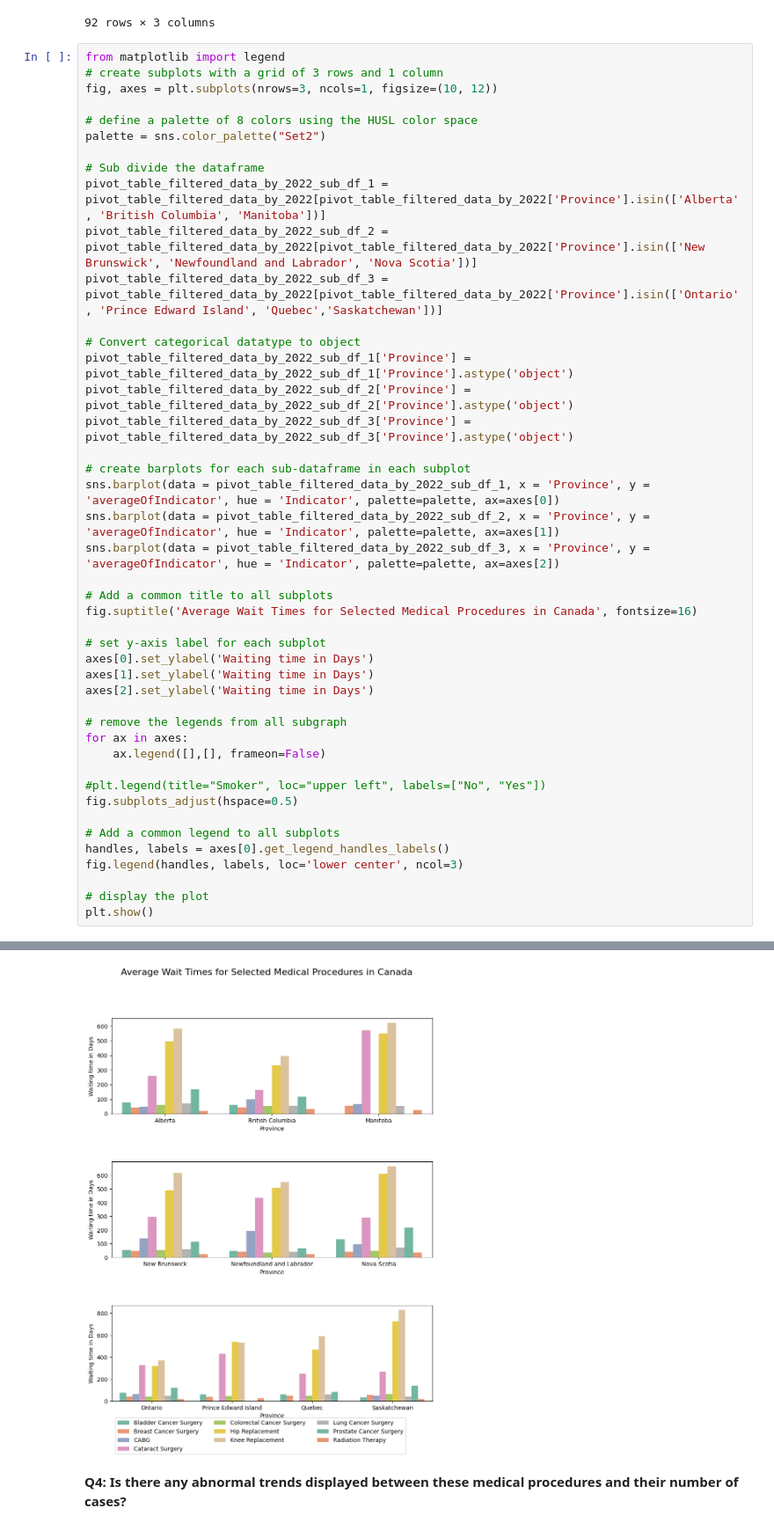
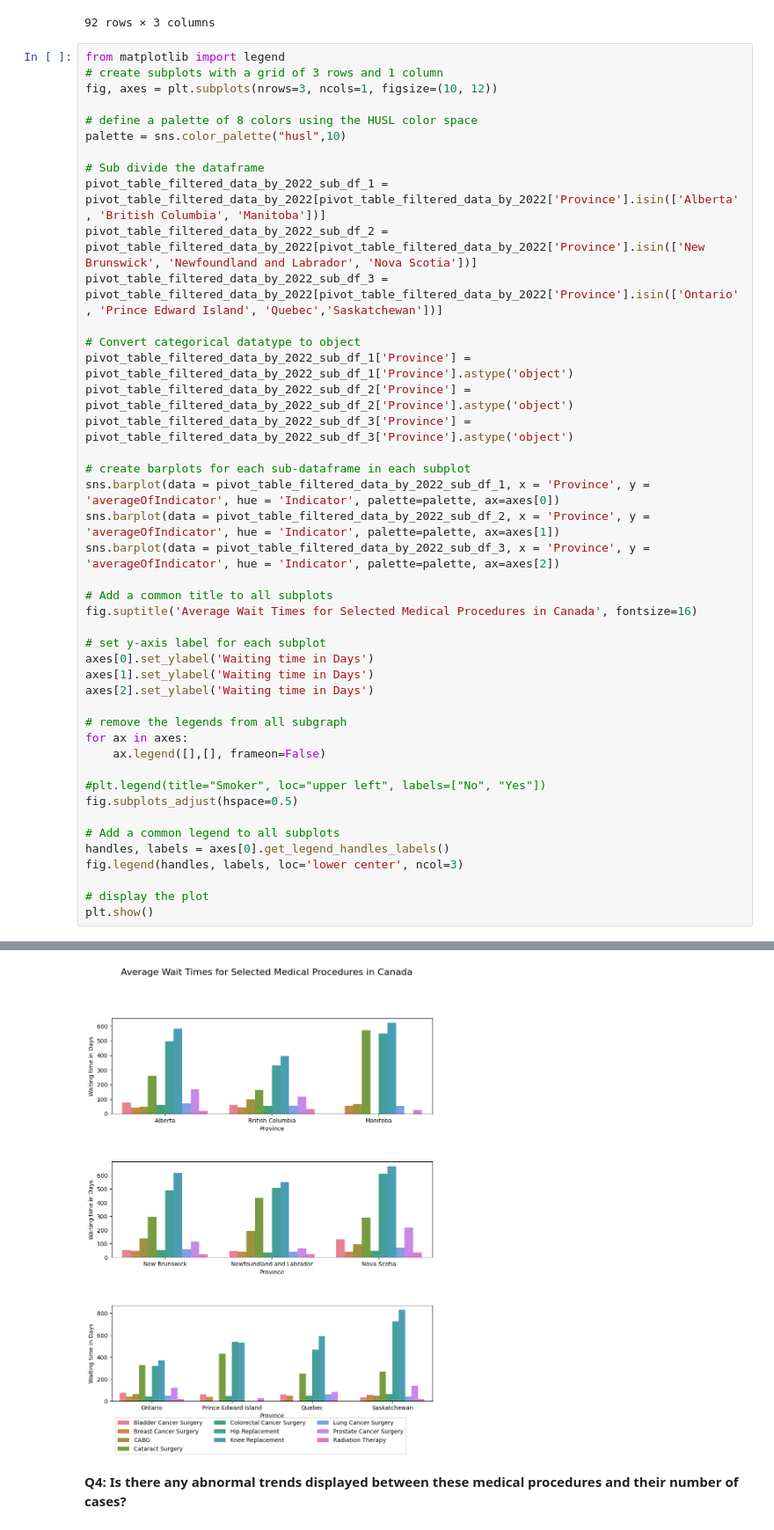
Before and after one commit to Aartizikre150/waiting-time-for-surgery-in-Canada, a Jupyter notebook: DAB_103_Project.ipynb, the cells around one changed output, grey strips where cells are left out. Shown at 88% size. Cells and saved outputs as stored; diff of their text form.

```diff
--- a/DAB_103_Project.ipynb
+++ b/DAB_103_Project.ipynb
@@ -499,7 +499,7 @@ from matplotlib import legend
 fig, axes = plt.subplots(nrows=3, ncols=1, figsize=(10, 12))
 
 # define a palette of 8 colors using the HUSL color space
-palette = sns.color_palette("Set2")
+palette = sns.color_palette("husl",10)
 
 # Sub divide the dataframe
 pivot_table_filtered_data_by_2022_sub_df_1 = pivot_table_filtered_data_by_2022[pivot_table_filtered_data_by_2022['Province'].isin(['Alberta', 'British Columbia', 'Manitoba'])]
@@ -526,34 +526,34 @@ axes[2].set_ylabel('Waiting time in Days')
 
 # remove the legends from all subgraph
 for ax in axes:
     ax.legend([],[], frameon=False)
 
 #plt.legend(title="Smoker", loc="upper left", labels=["No", "Yes"])
 fig.subplots_adjust(hspace=0.5)
 
 # Add a common legend to all subplots
 handles, labels = axes[0].get_legend_handles_labels()
 fig.legend(handles, labels, loc='lower center', ncol=3)
 
 # display the plot
 plt.show()
 # %% [output]
 A value is trying to be set on a copy of a slice from a DataFrame.
 Try using .loc[row_indexer,col_indexer] = value instead
 
 See the caveats in the documentation: https://pandas.pydata.org/pandas-docs/stable/user_guide/indexing.html#returning-a-view-versus-a-copy
   pivot_table_filtered_data_by_2022_sub_df_1['Province'] = pivot_table_filtered_data_by_2022_sub_df_1['Province'].astype('object')
 A value is trying to be set on a copy of a slice from a DataFrame.
 Try using .loc[row_indexer,col_indexer] = value instead
 
 See the caveats in the documentation: https://pandas.pydata.org/pandas-docs/stable/user_guide/indexing.html#returning-a-view-versus-a-copy
   pivot_table_filtered_data_by_2022_sub_df_2['Province'] = pivot_table_filtered_data_by_2022_sub_df_2['Province'].astype('object')
 A value is trying to be set on a copy of a slice from a DataFrame.
 Try using .loc[row_indexer,col_indexer] = value instead
 
 See the caveats in the documentation: https://pandas.pydata.org/pandas-docs/stable/user_guide/indexing.html#returning-a-view-versus-a-copy
   pivot_table_filtered_data_by_2022_sub_df_3['Province'] = pivot_table_filtered_data_by_2022_sub_df_3['Province'].astype('object')
-[figure, old version]
+[figure, new version]
 # %% [markdown]
 **Q4: Is there any abnormal trends displayed between these medical procedures and their number of cases?**
 # %%
```
Also changed, not shown: parts of 3 cells of this notebook.
